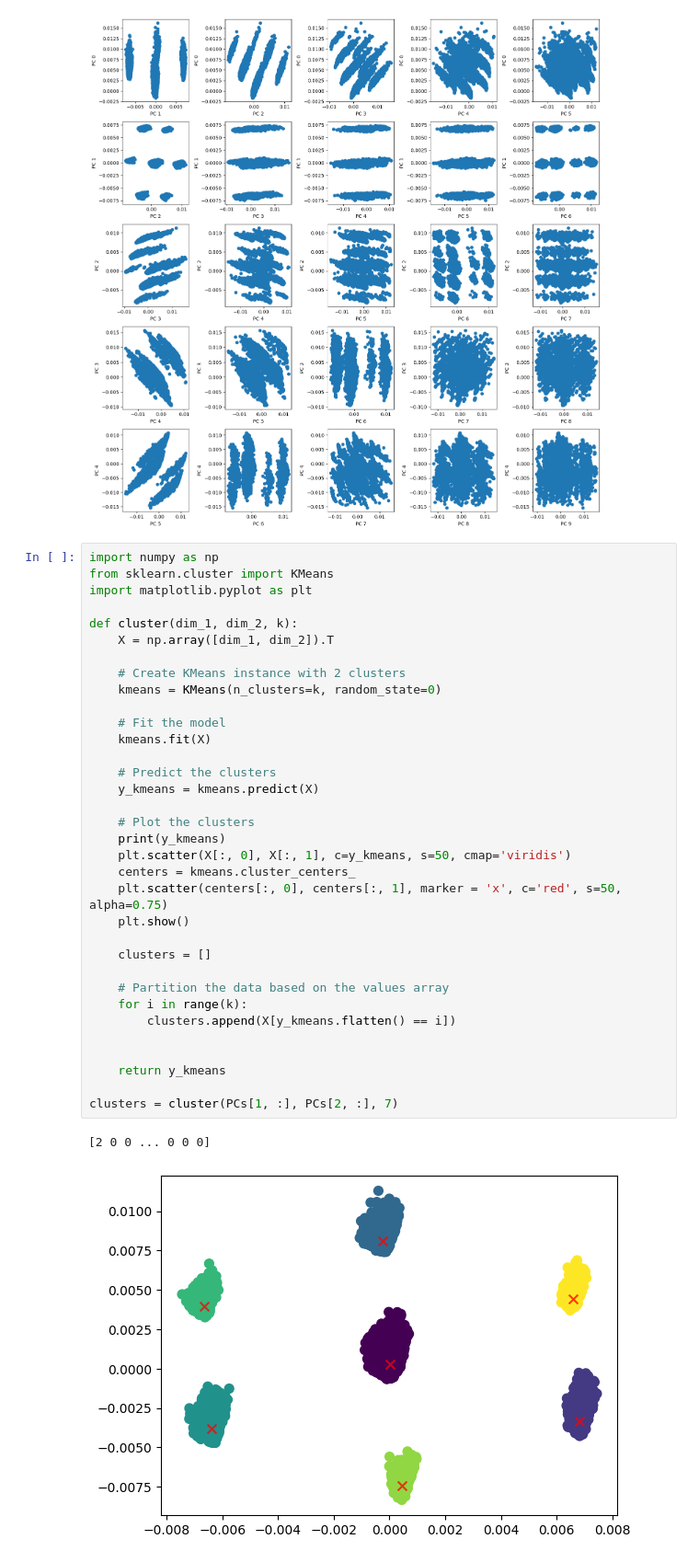
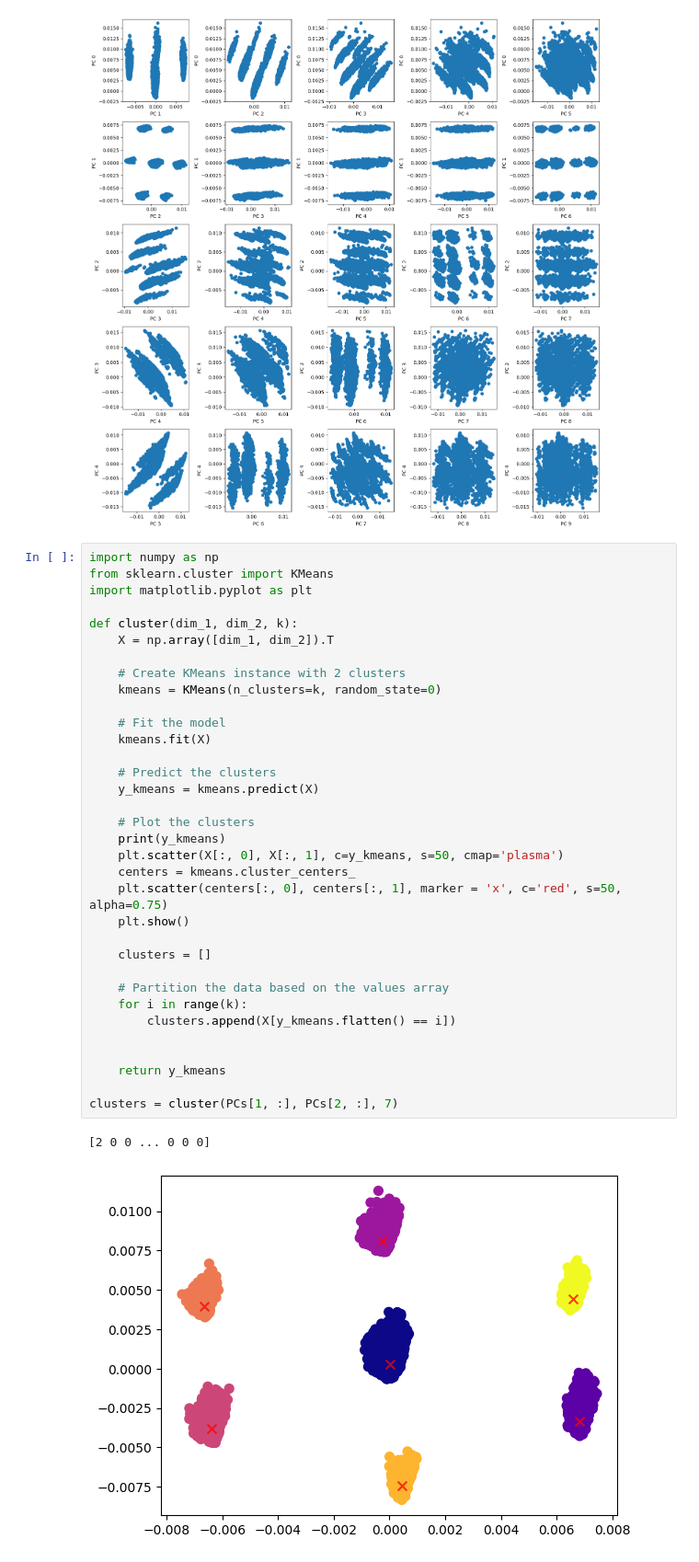
Before and after one commit to draeloslab/EFRI-workshop-2024, a Jupyter notebook: Workshop_Notebooks/Latent_Neural_Dynamics.ipynb, the cells around one changed output. Shown at 92% size. Saved outputs shown, nothing was run; the diff lists cells and outputs as text.

```diff
--- a/Workshop_Notebooks/Latent_Neural_Dynamics.ipynb
+++ b/Workshop_Notebooks/Latent_Neural_Dynamics.ipynb
@@ -203,32 +207,32 @@ import matplotlib.pyplot as plt
 def cluster(dim_1, dim_2, k):
     X = np.array([dim_1, dim_2]).T
 
     # Create KMeans instance with 2 clusters
     kmeans = KMeans(n_clusters=k, random_state=0)
 
     # Fit the model
     kmeans.fit(X)
 
     # Predict the clusters
     y_kmeans = kmeans.predict(X)
 
     # Plot the clusters
     print(y_kmeans)
-    plt.scatter(X[:, 0], X[:, 1], c=y_kmeans, s=50, cmap='viridis')
+    plt.scatter(X[:, 0], X[:, 1], c=y_kmeans, s=50, cmap='plasma')
     centers = kmeans.cluster_centers_
     plt.scatter(centers[:, 0], centers[:, 1], marker = 'x', c='red', s=50, alpha=0.75)
     plt.show()
 
     clusters = []
 
     # Partition the data based on the values array
     for i in range(k):
         clusters.append(X[y_kmeans.flatten() == i])
 
 
     return y_kmeans
 
 clusters = cluster(PCs[1, :], PCs[2, :], 7)
 # %% [output]
 [2 0 0 ... 0 0 0]
-[figure, old version]
+[figure, new version]
```
Also changed, not shown: parts of 8 cells of this notebook, 1 other file.
